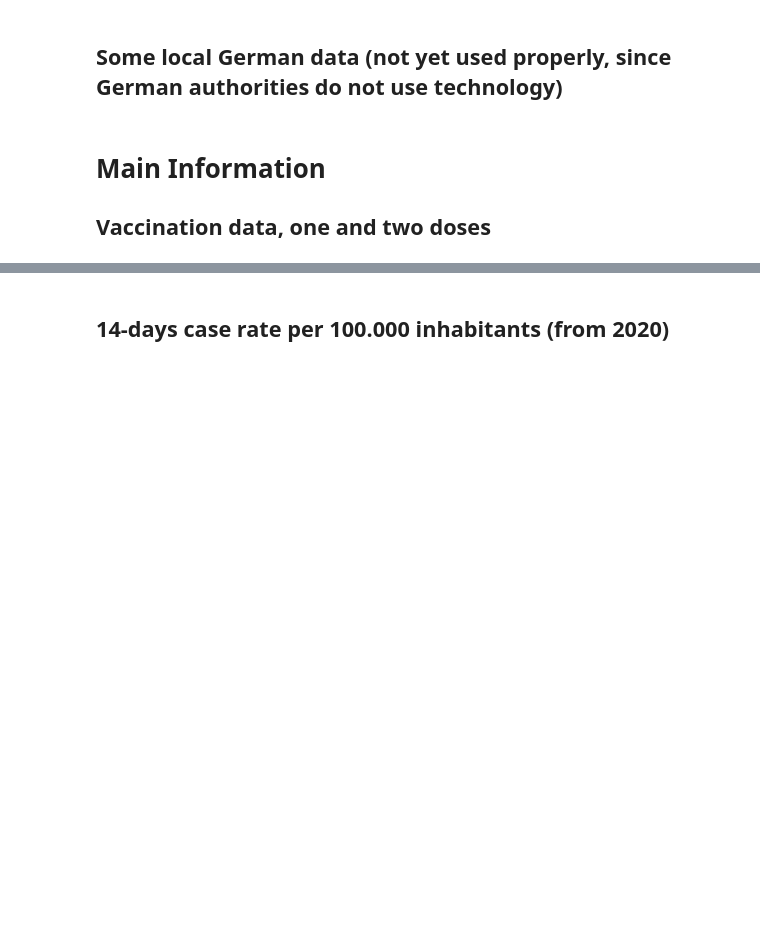
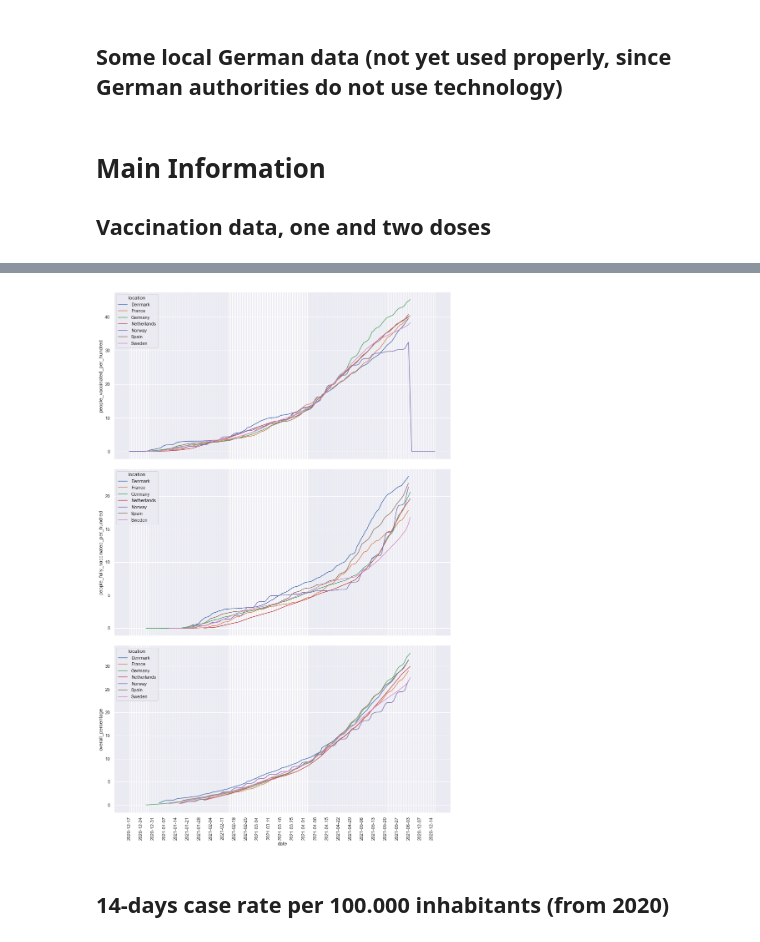
Before and after one commit to Dabendorf/Vaccination-Statistics-Diagrams, a Jupyter notebook: Impfdaten.ipynb, the cells around one changed output, grey strips where cells are left out. Cells and saved outputs as stored; diff of their text form; code cells hidden in the pictures; blank space fills up the shorter version.

```diff
--- a/Impfdaten.ipynb
+++ b/Impfdaten.ipynb
@@ -51,3 +55,19 @@ g2 = sns.lineplot(data=df[df['location'].isin(country_list)], x="date", y="peopl
+# %%
+sns.set(rc={'figure.figsize':(12, 18)})
+fig, ax = plt.subplots(3, 1, sharex=True)
+fig.tight_layout()
+
+plt.xticks(rotation=90)
+
+g1 = sns.lineplot(data=df[df['location'].isin(country_list)], x="date", y="people_vaccinated_per_hundred", hue="location", ax=ax[0])
+
+g2 = sns.lineplot(data=df[df['location'].isin(country_list)], x="date", y="people_fully_vaccinated_per_hundred", hue="location", ax=ax[1])
+
+g3 = sns.lineplot(data=df[df['location'].isin(country_list)], x="date", y="overall_percentage", hue="location", ax=ax[2])
+
+[l.set_visible(False) for (i,l) in enumerate(fig.gca().xaxis.get_ticklabels()) if i % 7 != 0];
+# %% [output]
+[figure, added]
 # %% [markdown]
 ## 14-days case rate per 100.000 inhabitants (from 2020)
 # %%
```
Also changed, not shown: parts of 8 cells of this notebook.
